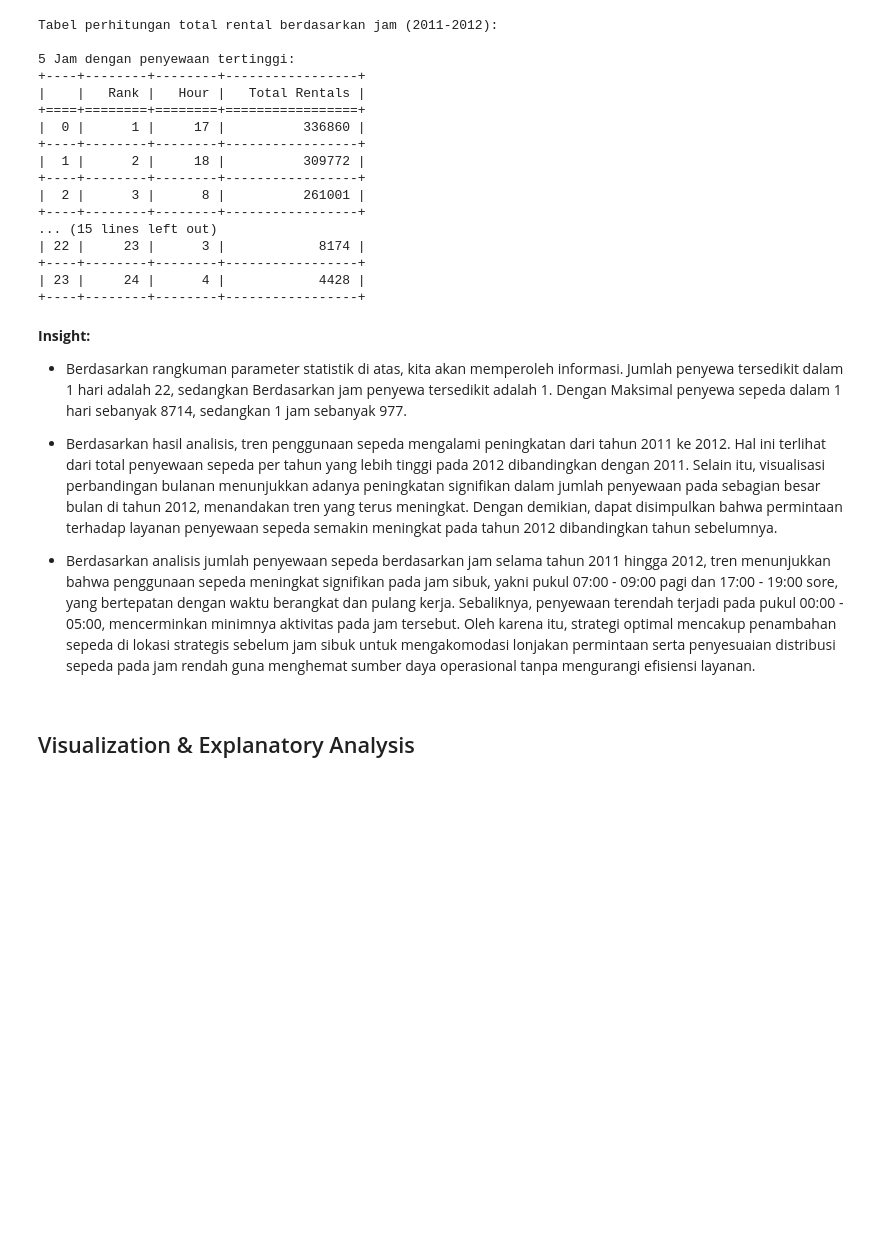
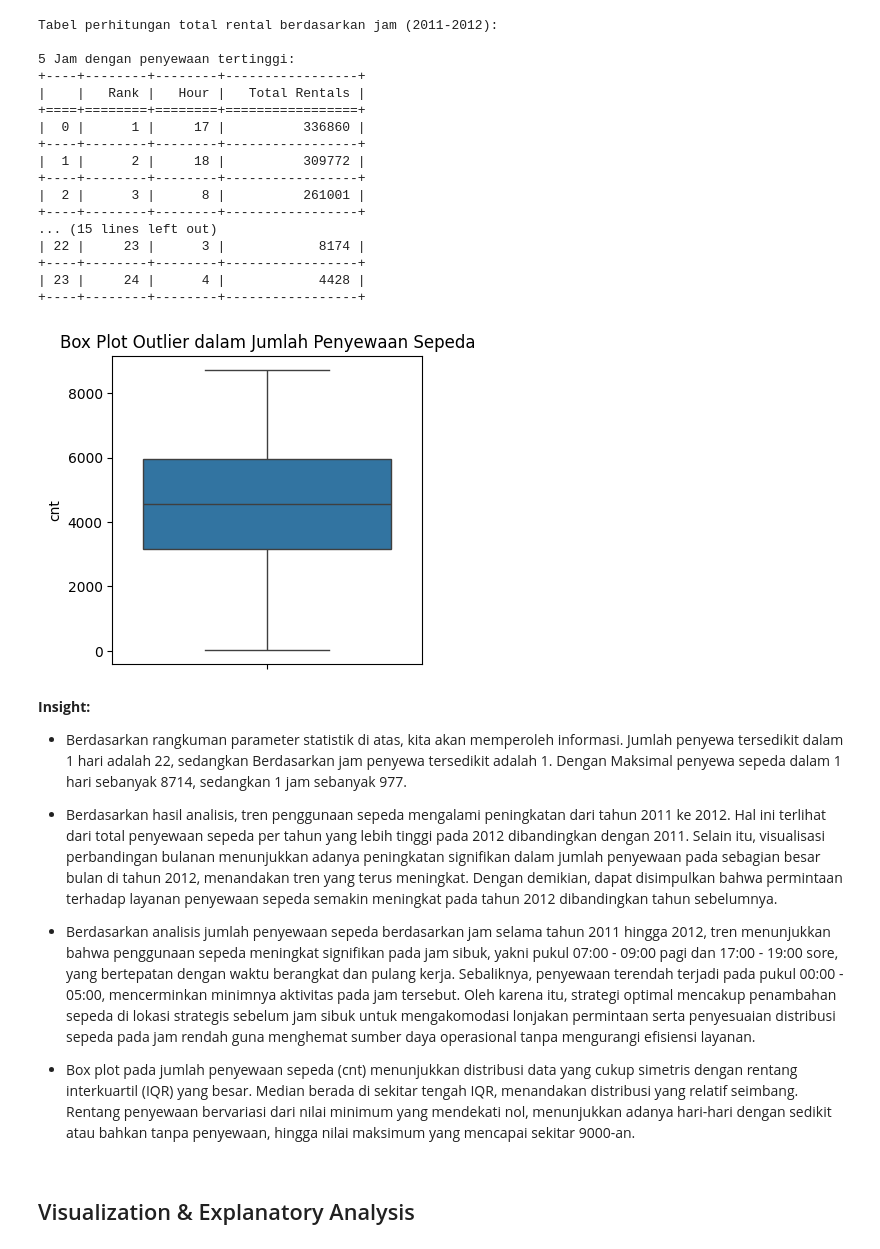
Before and after one commit to Fadhilsrg/Bike-Sharing-Analysis, a Jupyter notebook: Proyek_Analisis_Data.ipynb, the cells around one changed output. Drawn from its saved outputs; the diff is of its cells as text; code cells hidden in the pictures; blank space fills up the shorter version.

```diff
--- a/Proyek_Analisis_Data.ipynb
+++ b/Proyek_Analisis_Data.ipynb
@@ -268,6 +268,13 @@ Tabel perhitungan total rental berdasarkan jam (2011-2012):
 +----+--------+--------+-----------------+
 | 23 |     24 |      4 |            4428 |
 +----+--------+--------+-----------------+
+# %%
+plt.figure(figsize=(4, 4))
+sns.boxplot(y=day_df['cnt'])
+plt.title('Box Plot Outlier dalam Jumlah Penyewaan Sepeda')
+plt.show()
+# %% [output]
+[figure, added]
 # %% [markdown]
 **Insight:**
 - Berdasarkan rangkuman parameter statistik di atas, kita akan memperoleh informasi. Jumlah penyewa tersedikit dalam 1 hari adalah 22, sedangkan Berdasarkan jam penyewa tersedikit adalah 1. Dengan Maksimal penyewa sepeda dalam 1 hari sebanyak 8714, sedangkan 1 jam sebanyak 977.
@@ -275,6 +282,8 @@ Tabel perhitungan total rental berdasarkan jam (2011-2012):
 - Berdasarkan hasil analisis, tren penggunaan sepeda mengalami peningkatan dari tahun 2011 ke 2012. Hal ini terlihat dari total penyewaan sepeda per tahun yang lebih tinggi pada 2012 dibandingkan dengan 2011. Selain itu, visualisasi perbandingan bulanan menunjukkan adanya peningkatan signifikan dalam jumlah penyewaan pada sebagian besar bulan di tahun 2012, menandakan tren yang terus meningkat. Dengan demikian, dapat disimpulkan bahwa permintaan terhadap layanan penyewaan sepeda semakin meningkat pada tahun 2012 dibandingkan tahun sebelumnya.
 
 - Berdasarkan analisis jumlah penyewaan sepeda berdasarkan jam selama tahun 2011 hingga 2012, tren menunjukkan bahwa penggunaan sepeda meningkat signifikan pada jam sibuk, yakni pukul 07:00 - 09:00 pagi dan 17:00 - 19:00 sore, yang bertepatan dengan waktu berangkat dan pulang kerja. Sebaliknya, penyewaan terendah terjadi pada pukul 00:00 - 05:00, mencerminkan minimnya aktivitas pada jam tersebut. Oleh karena itu, strategi optimal mencakup penambahan sepeda di lokasi strategis sebelum jam sibuk untuk mengakomodasi lonjakan permintaan serta penyesuaian distribusi sepeda pada jam rendah guna menghemat sumber daya operasional tanpa mengurangi efisiensi layanan.
+
+- Box plot pada jumlah penyewaan sepeda (cnt) menunjukkan distribusi data yang cukup simetris dengan rentang interkuartil (IQR) yang besar. Median berada di sekitar tengah IQR, menandakan distribusi yang relatif seimbang. Rentang penyewaan bervariasi dari nilai minimum yang mendekati nol, menunjukkan adanya hari-hari dengan sedikit atau bahkan tanpa penyewaan, hingga nilai maksimum yang mencapai sekitar 9000-an.
 # %% [markdown]
 ## Visualization & Explanatory Analysis
 # %% [markdown]
```
Also changed, not shown: 2 other files.
